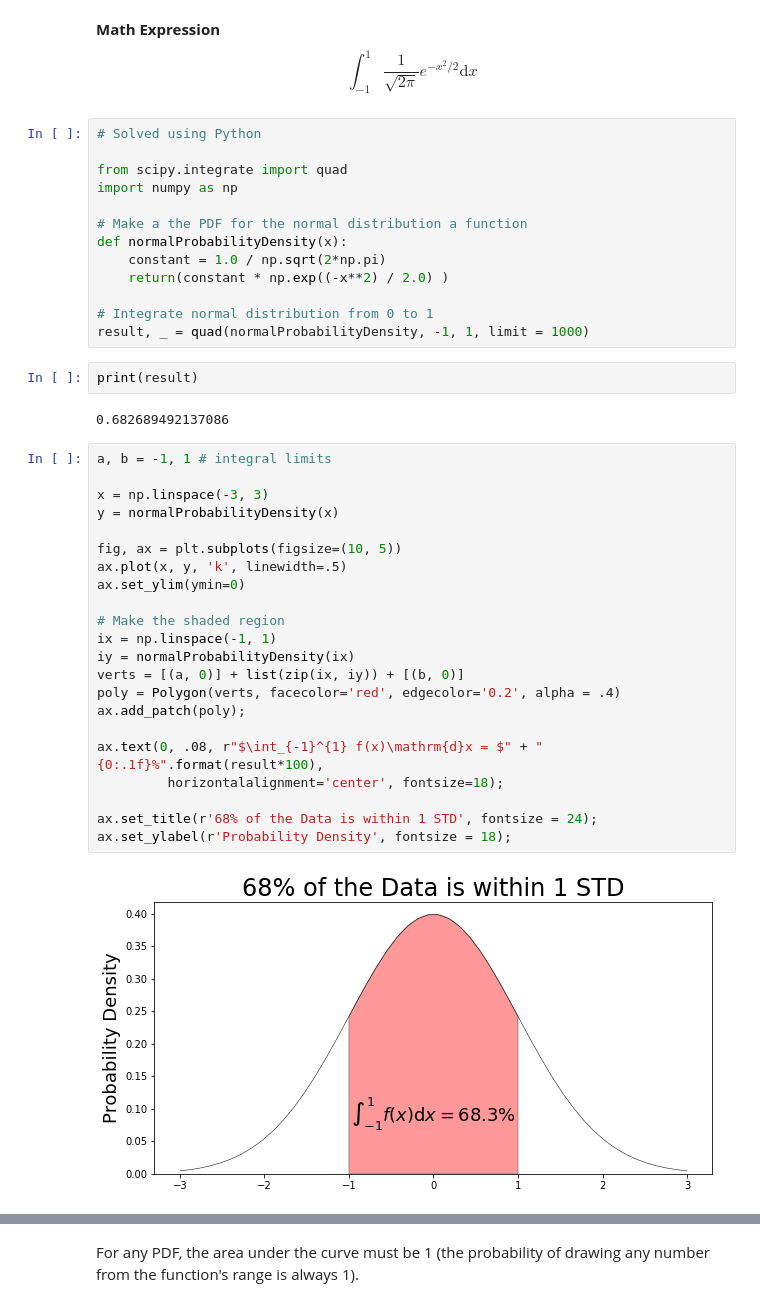
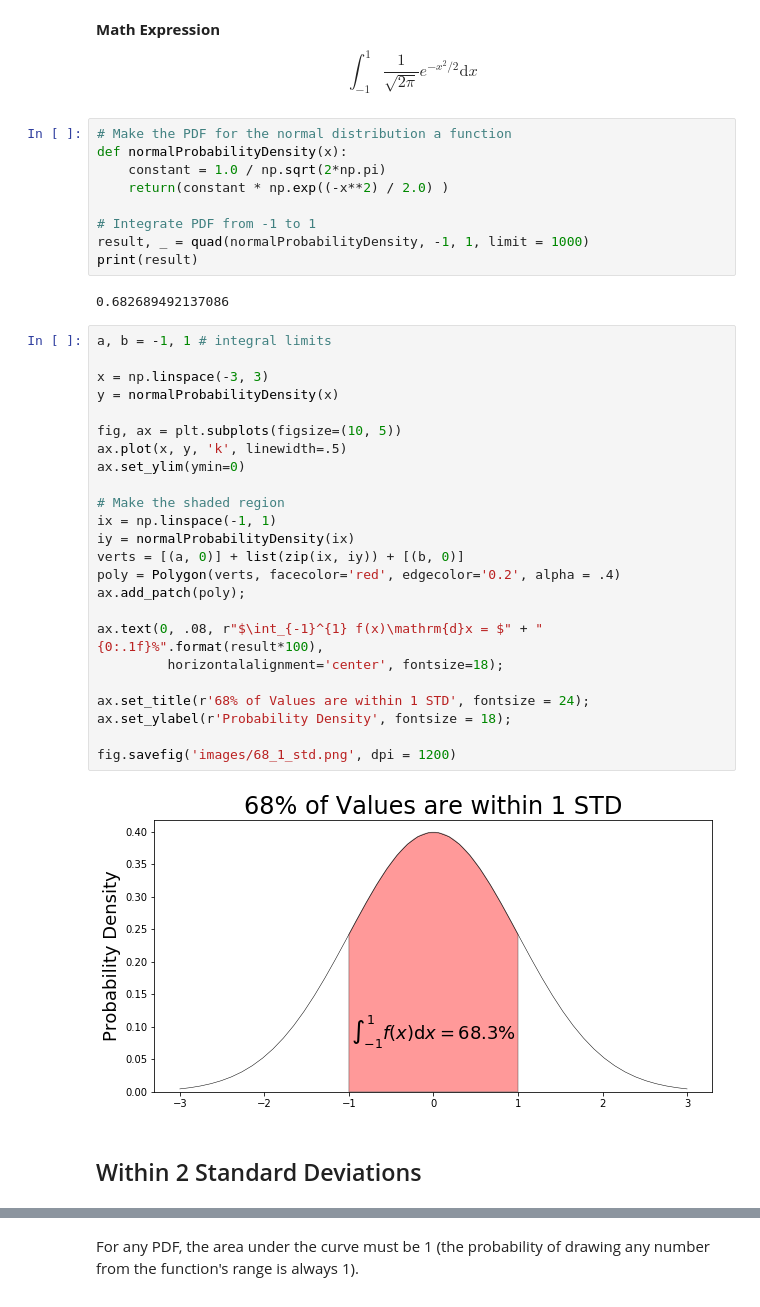
Before and after one commit to mGalarnyk/Python_Tutorials, a Jupyter notebook: Statistics/normal_Distribution_Area_Under_Curve.ipynb, the cells around one changed output, grey strips where cells are left out. Cells and saved outputs as stored; diff of their text form.

Commit message:
Updated stat tutorial for towards data science submission

```diff
--- a/Statistics/normal_Distribution_Area_Under_Curve.ipynb
+++ b/Statistics/normal_Distribution_Area_Under_Curve.ipynb
@@ -60,43 +60,41 @@ fig.savefig('images/NormalDistribution1.png')
 # %% [markdown]
 <b>Math Expression</b> $$\int_{-1}^{1}\frac{1}{\sqrt{2\pi}}e^{-x^{2}/2}\mathrm{d}x$$
 # %%
-# Solved using Python
-
-from scipy.integrate import quad
-import numpy as np
-
-# Make a the PDF for the normal distribution a function
+# Make the PDF for the normal distribution a function
 def normalProbabilityDensity(x):
     constant = 1.0 / np.sqrt(2*np.pi)
     return(constant * np.exp((-x**2) / 2.0) )
 
-# Integrate normal distribution from 0 to 1
+# Integrate PDF from -1 to 1
 result, _ = quad(normalProbabilityDensity, -1, 1, limit = 1000)
+print(result)
+# %% [output]
+0.682689492137086
-# %%
-print(result)
-# %% [output]
-0.682689492137086
 # %%
 a, b = -1, 1 # integral limits
 
 x = np.linspace(-3, 3)
 y = normalProbabilityDensity(x)
 
 fig, ax = plt.subplots(figsize=(10, 5))
 ax.plot(x, y, 'k', linewidth=.5)
 ax.set_ylim(ymin=0)
 
 # Make the shaded region
 ix = np.linspace(-1, 1)
 iy = normalProbabilityDensity(ix)
 verts = [(a, 0)] + list(zip(ix, iy)) + [(b, 0)]
 poly = Polygon(verts, facecolor='red', edgecolor='0.2', alpha = .4)
 ax.add_patch(poly);
 
 ax.text(0, .08, r"$\int_{-1}^{1} f(x)\mathrm{d}x = $" + "{0:.1f}%".format(result*100),
          horizontalalignment='center', fontsize=18);
 
-ax.set_title(r'68% of the Data is within 1 STD', fontsize = 24);
+ax.set_title(r'68% of Values are within 1 STD', fontsize = 24);
 ax.set_ylabel(r'Probability Density', fontsize = 18);
+
+fig.savefig('images/68_1_std.png', dpi = 1200)
 # %% [output]
-[figure, old version]
+[figure, new version]
+# %% [markdown]
+## Within 2 Standard Deviations
```
Also changed, not shown: parts of 10 cells of this notebook, 11 other files.
